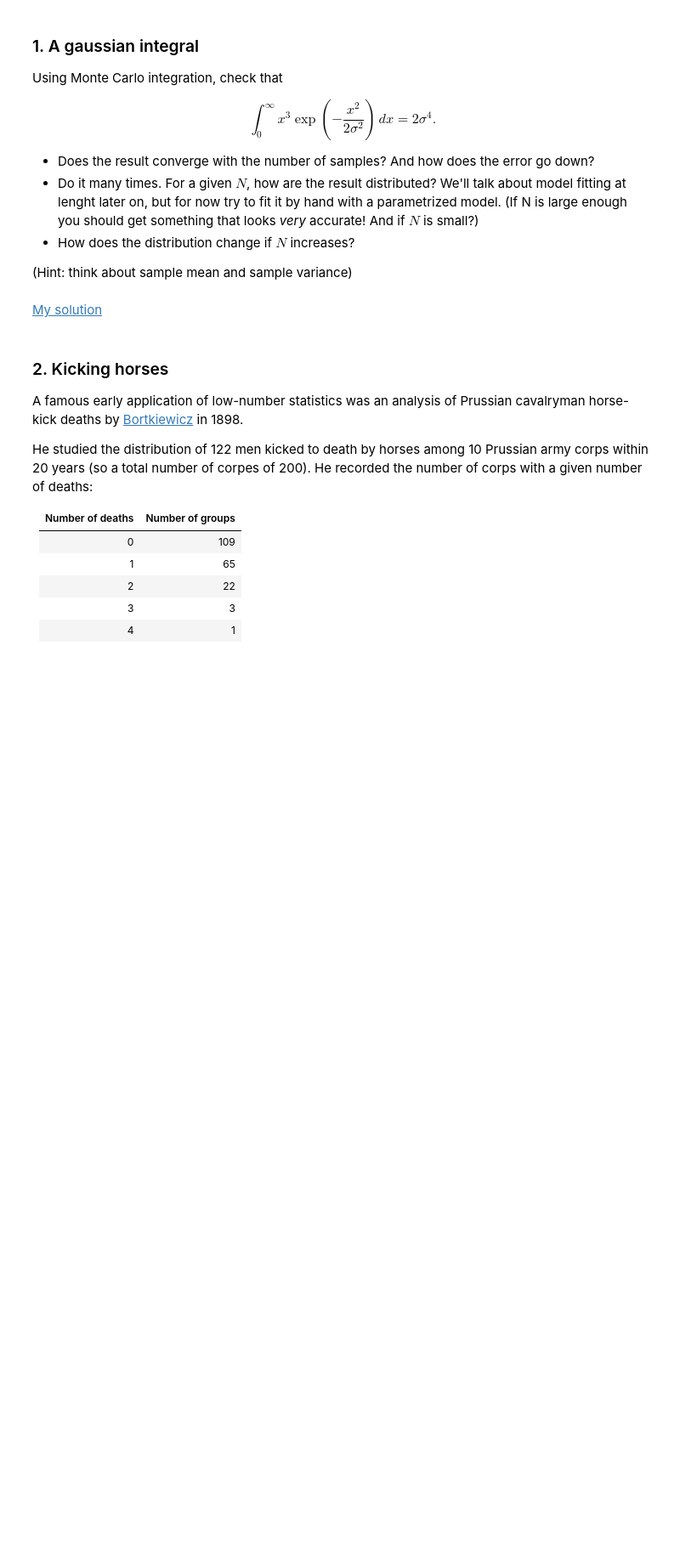
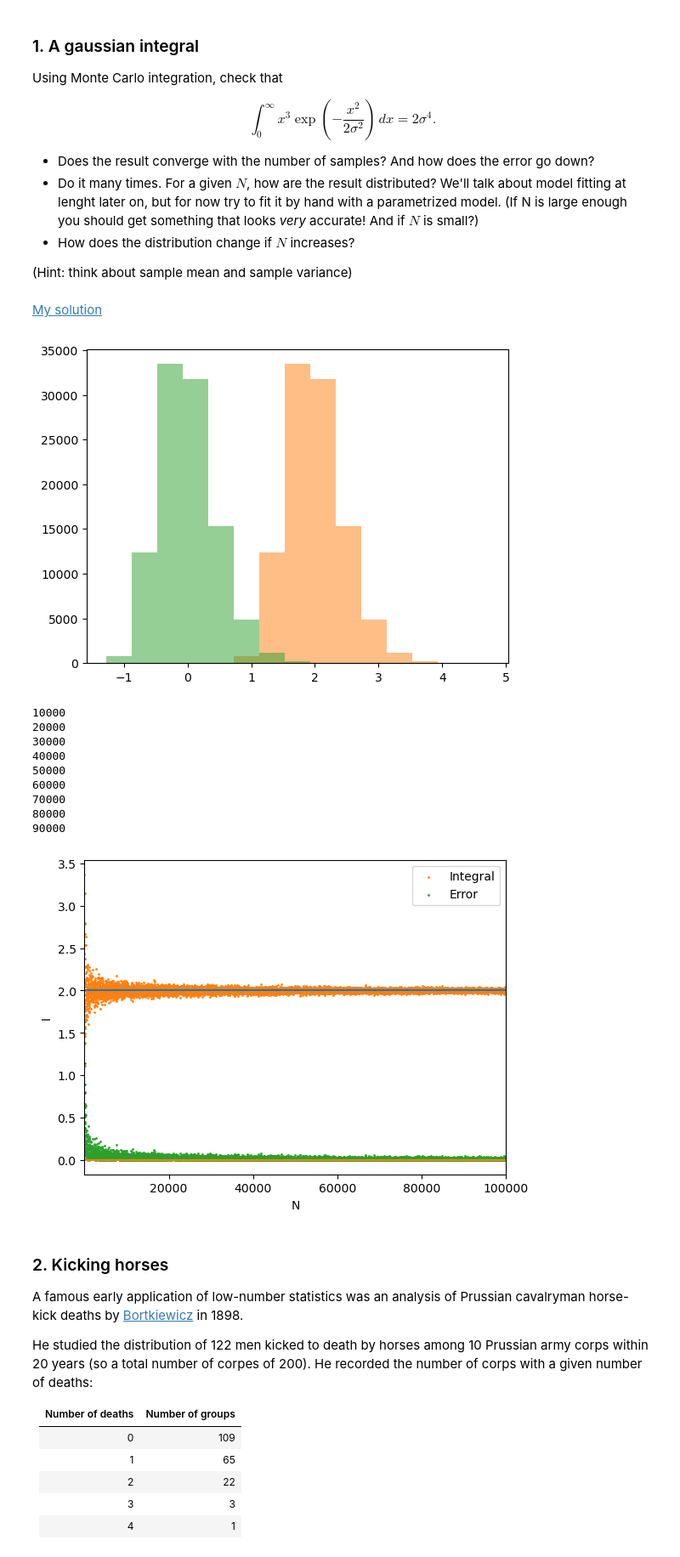
Before and after one commit to aadufour/astrostatistics_bicocca_2025, a Jupyter notebook: lectures/L03_probability.ipynb, the cells around one changed output. Shown at 85% size. Saved outputs shown, nothing was run; the diff lists cells and outputs as text; code cells hidden in the pictures; blank space fills up the shorter version.

```diff
--- a/lectures/L03_probability.ipynb
+++ b/lectures/L03_probability.ipynb
@@ -1050,6 +1074,85 @@ $$ \int_0^\infty x^3 \exp\left(-\frac{x^2}{2\sigma^2}\right) \,dx = 2\sigma^4 .$
 (Hint: think about sample mean and sample variance)
 # %% [markdown]
 [My solution](https://github.com/dgerosa/astrostatistics_bicocca_2025/blob/main/solutions/S03_cubegaussianintegral.ipynb)
+# %%
+import numpy as np
+from matplotlib import pyplot as plt
+N = 100
+mu = 0.
+sigma = 1.
+I = []
+I_err = []
+I_th = 2*sigma**4
+
+#TOY
+if True:
+    N_TOY = 100000
+
+    for toy in range(N_TOY):
+        #integrating the module pf the function over (-inf, inf) and dividing by 2
+        xi = np.abs(np.random.normal(mu, sigma, N))
+
+        #REMEMBER: normalization!
+        I.append(sigma* np.sqrt(2*np.pi) * np.mean(xi**3) / 2)
+        I_err.append(I[toy]-I_th)
+
+
+    plt.hist(I,bins=10,color="C1", alpha=0.5)
+    plt.hist(I_err,bins=10, color="C2", alpha=0.5)
+
+    plt.show()
+
+
+#CONVERGENZA
+if True:
+    I = []
+    I_err = []
+    for i in range(10000):
+        if i != 0: N = 10*i
+
+        if N%10000 == 0: print(N)
+
+
+        #integrating the module pf the function over (-inf, inf) and dividing by 2
+        xi = np.abs(np.random.normal(mu, sigma, N))
+
+        #REMEMBER: normalization!
+        I.append(sigma* np.sqrt(2*np.pi) * np.mean(xi**3) / 2)
+        I_err.append(np.abs(I[i]-I_th))
+
+    #theoretical value
+    # if False:
+    #     print(2*sigma**4)
+
+
+    plt.scatter([10*i for i in range(10000)], I, c="C1",s=1, label="Integral")
+    # plt.xscale("log")
+    plt.xlim(9, 1e8)
+    plt.xlabel("N")
+    plt.ylabel("I")
+    plt.plot(np.linspace(0, 1e6, 1000), np.full(1000, 2));
+
+
+    plt.scatter([10*i for i in range(10000)], I_err, c="C2", s=1, label="Error")
+    # plt.xscale("log")
+    plt.xlim(9, 1e5)
+    plt.xlabel("N")
+    # plt.ylabel("I_err")
+    plt.plot(np.linspace(0, 1e6, 1000), np.full(1000, 0),);
+
+    plt.legend(loc='upper right')
+# %% [output]
+[figure, added]
+10000
+20000
+30000
+40000
+50000
+60000
+70000
+80000
+90000
+[figure, added]
 # %% [markdown]
 ### 2. Kicking horses
 
```
Also changed, not shown: parts of 15 cells of this notebook.
